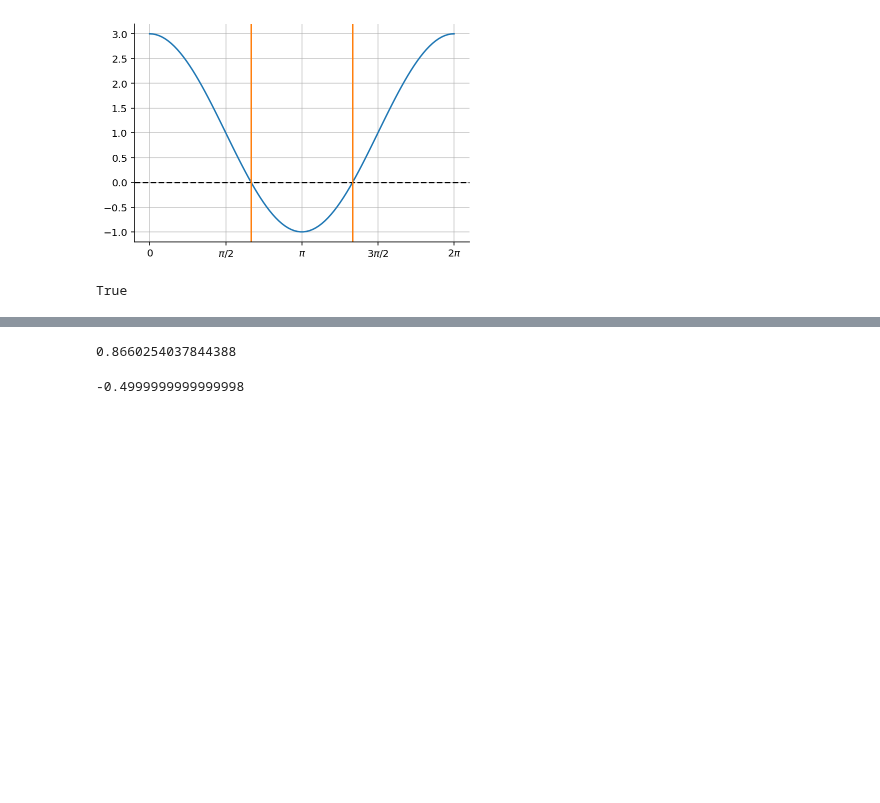
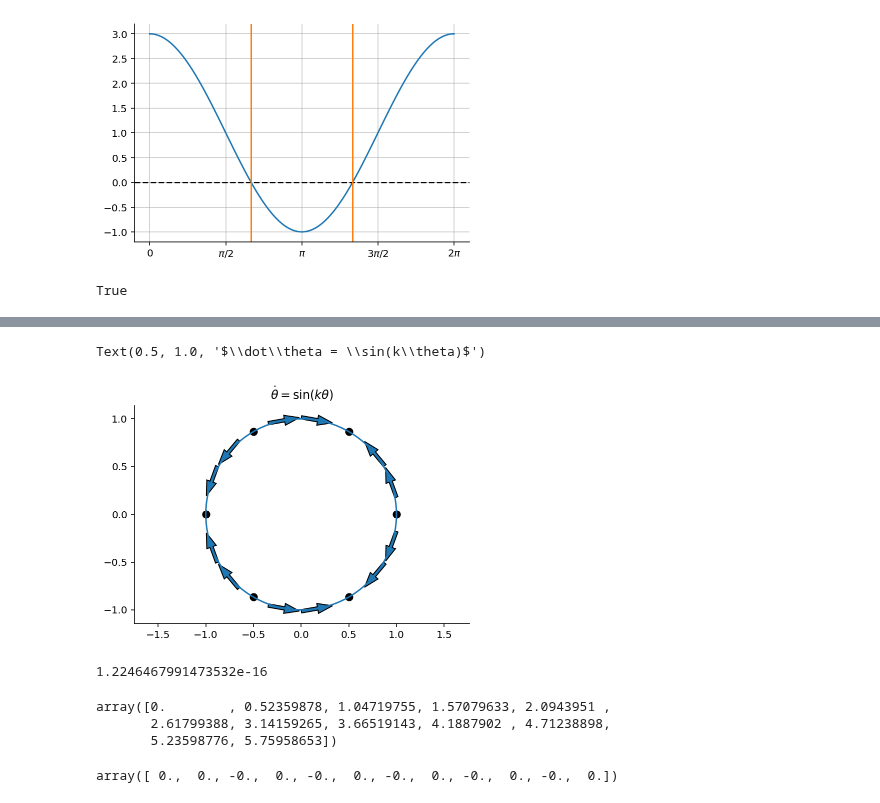
Before and after one commit to gerdm/QMUL, a Jupyter notebook: MTH744P-dynamical-systems/coursework/e03-circle.ipynb, the cells around one changed output, grey strips where cells are left out. Cells and saved outputs as stored; diff of their text form; code cells hidden in the pictures; blank space fills up the shorter version.

```diff
--- a/MTH744P-dynamical-systems/coursework/e03-circle.ipynb
+++ b/MTH744P-dynamical-systems/coursework/e03-circle.ipynb
@@ -55,8 +92,24 @@ plt.grid(alpha=0.7)
+# %%
+k = 3
+θ_eval = np.arange(0, 2 * np.pi, np.pi / (k * 3))
+dynamics.plot_circular_dynamics(θ_eval, lambda theta: f(theta, k), rtol=0.2)
+plt.title(r"$\dot\theta = \sin(k\theta)$")
+# %% [output]
+Text(0.5, 1.0, '$\\dot\\theta = \\sin(k\\theta)$')
+[figure, added]
 # %%
-np.sin(2 * np.pi / 3)
+np.sin(np.pi)
 # %% [output]
-0.8660254037844388
+1.2246467991473532e-16
-# %%
-np.cos(2 * np.pi / 3)
-# %% [output]
--0.4999999999999998
+# %%
+k = 6
+fixed_points = np.arange(0, 2 * np.pi, np.pi / k)
+fixed_points
+# %% [output]
+array([0.        , 0.52359878, 1.04719755, 1.57079633, 2.0943951 ,
+       2.61799388, 3.14159265, 3.66519143, 4.1887902 , 4.71238898,
+       5.23598776, 5.75958653])
+# %%
+f(fixed_points, k).round(2)
+# %% [output]
+array([ 0.,  0., -0.,  0., -0.,  0., -0.,  0., -0.,  0., -0.,  0.])
```
Also changed, not shown: parts of 11 cells of this notebook.
